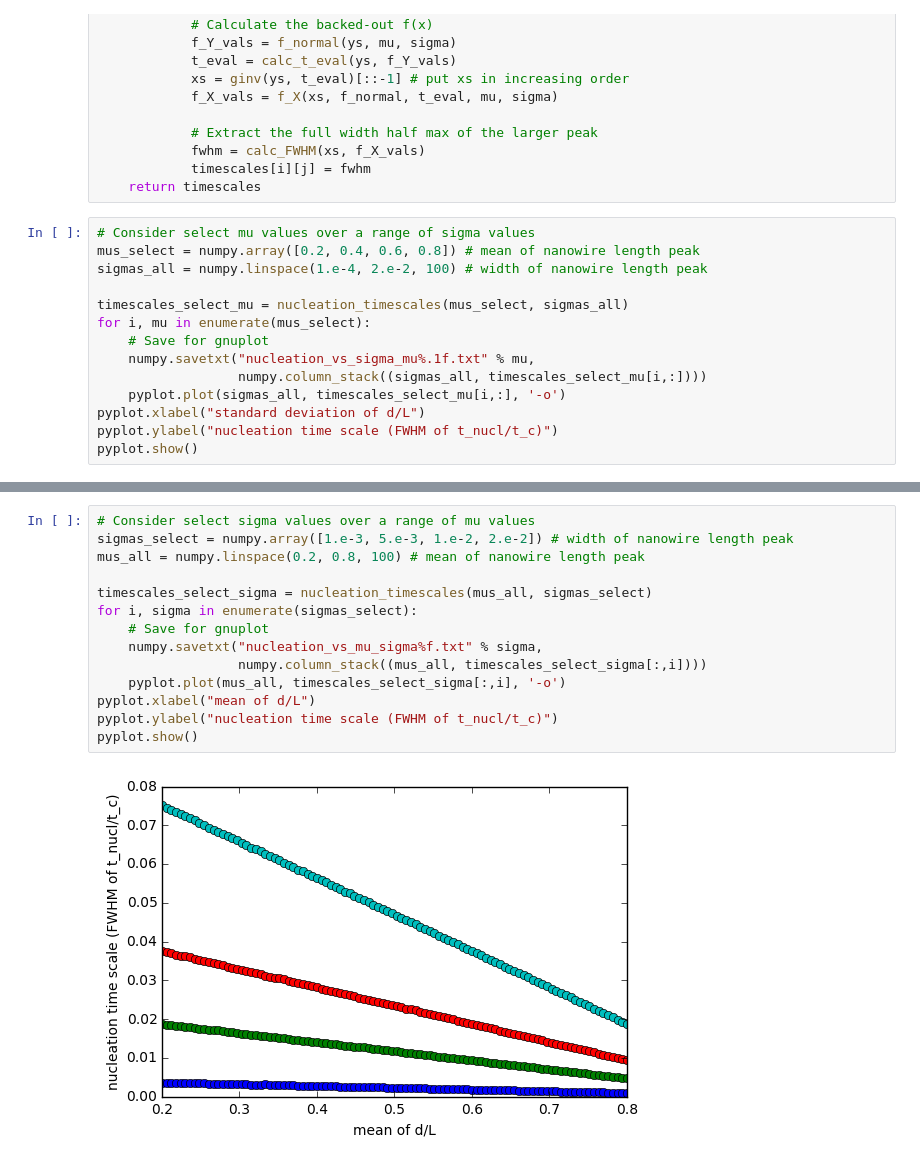
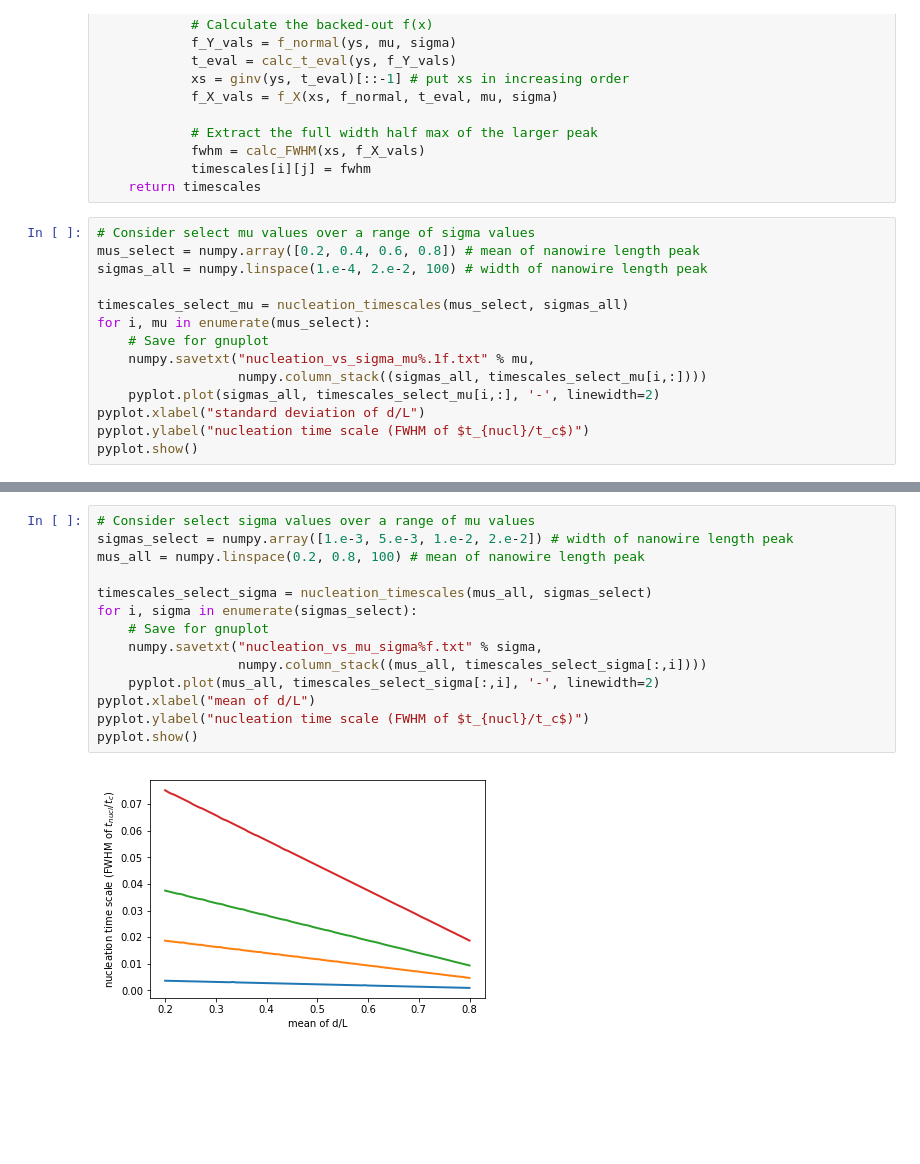
Before and after one commit to altafang/nanowire-analysis, a Jupyter notebook: calc_nucleation_time_distr.ipynb, the cells around one changed output, grey strips where cells are left out. Drawn from its saved outputs; the diff is of its cells as text; blank space fills up the shorter version.

```diff
--- a/calc_nucleation_time_distr.ipynb
+++ b/calc_nucleation_time_distr.ipynb
@@ -151,8 +151,8 @@ for i, mu in enumerate(mus_select):
     # Save for gnuplot
     numpy.savetxt("nucleation_vs_sigma_mu%.1f.txt" % mu,
                   numpy.column_stack((sigmas_all, timescales_select_mu[i,:])))
-    pyplot.plot(sigmas_all, timescales_select_mu[i,:], '-o')
+    pyplot.plot(sigmas_all, timescales_select_mu[i,:], '-', linewidth=2)
 pyplot.xlabel("standard deviation of d/L")
-pyplot.ylabel("nucleation time scale (FWHM of t_nucl/t_c)")
+pyplot.ylabel("nucleation time scale (FWHM of $t_{nucl}/t_c$)")
 pyplot.show()
 # %% [output]
@@ -160,16 +160,16 @@ pyplot.show()
 # %%
 # Consider select sigma values over a range of mu values
 sigmas_select = numpy.array([1.e-3, 5.e-3, 1.e-2, 2.e-2]) # width of nanowire length peak
 mus_all = numpy.linspace(0.2, 0.8, 100) # mean of nanowire length peak
 
 timescales_select_sigma = nucleation_timescales(mus_all, sigmas_select)
 for i, sigma in enumerate(sigmas_select):
     # Save for gnuplot
     numpy.savetxt("nucleation_vs_mu_sigma%f.txt" % sigma,
                   numpy.column_stack((mus_all, timescales_select_sigma[:,i])))
-    pyplot.plot(mus_all, timescales_select_sigma[:,i], '-o')
+    pyplot.plot(mus_all, timescales_select_sigma[:,i], '-', linewidth=2)
 pyplot.xlabel("mean of d/L")
-pyplot.ylabel("nucleation time scale (FWHM of t_nucl/t_c)")
+pyplot.ylabel("nucleation time scale (FWHM of $t_{nucl}/t_c$)")
 pyplot.show()
 # %% [output]
-[figure, old version]
+[figure, new version]
```
Also changed, not shown: parts of 5 cells of this notebook, 1 other file.
